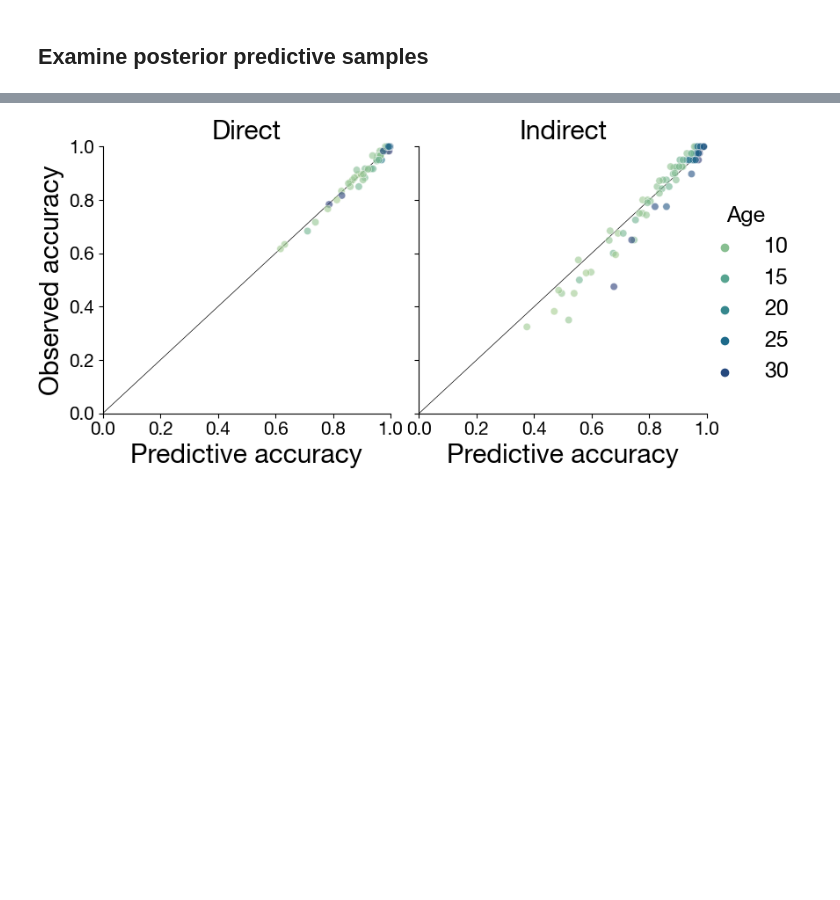
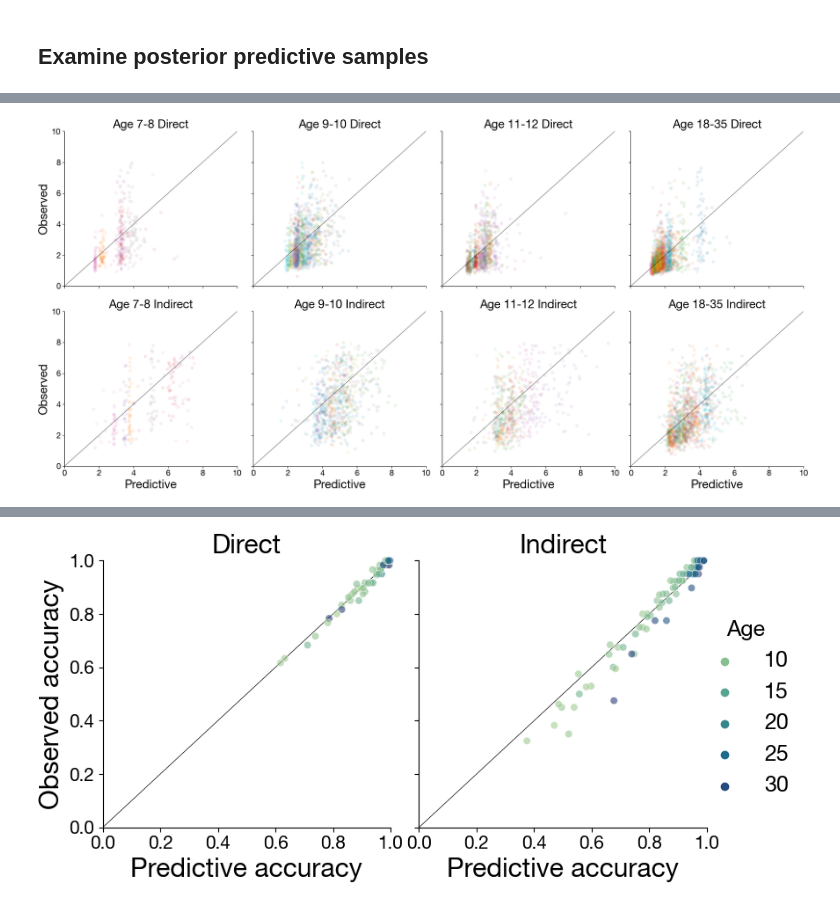
Before and after one commit to prestonlab/devreact, a Jupyter notebook: jupyter/plot_fit_neural_dual6.ipynb, the cells around one changed output, grey strips where cells are left out. Cells and saved outputs as stored; diff of their text form; code cells hidden in the pictures; blank space fills up the shorter version.

Commit message:
feat: trial-level fit plots and rt dist scaling

```diff
--- a/jupyter/plot_fit_neural_dual6.ipynb
+++ b/jupyter/plot_fit_neural_dual6.ipynb
@@ -59,0 +60,22 @@ figures.savefig(fig, fig_dir / 'predictive_rt_dist_inference.pdf')
+# %%
+rt = model.response_time_trial(pp, max_time=max_time)
+# %%
+g = sns.relplot(
+    data=rt,
+    x='Predictive',
+    y='Observed',
+    row='trial_type',
+    col='age_bin',
+    hue='subject',
+    palette='tab10',
+    alpha=.1,
+    linewidth=0,
+    legend=False,
+)
+g.set_titles(template='{col_name} {row_name}')
+ticks = np.arange(0, 10.5, 2)
+g.set(xlim=(0, 10), ylim=(0, 10), xticks=ticks, yticks=ticks);
+for ax in g.axes.ravel():
+    ax.plot([0, 10], [0, 10], '-k', linewidth=0.5)
+# %% [output]
+[figure, added]
```
Also changed, not shown: parts of 5 cells of this notebook.
